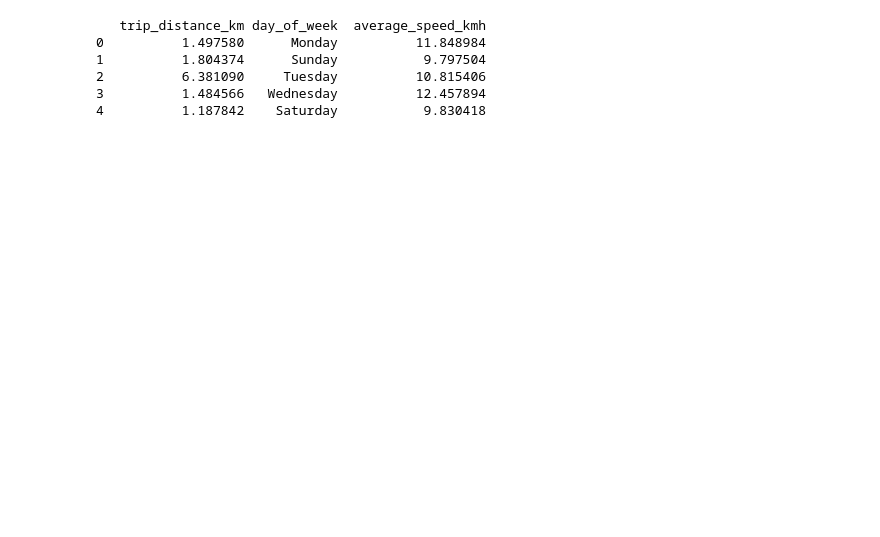
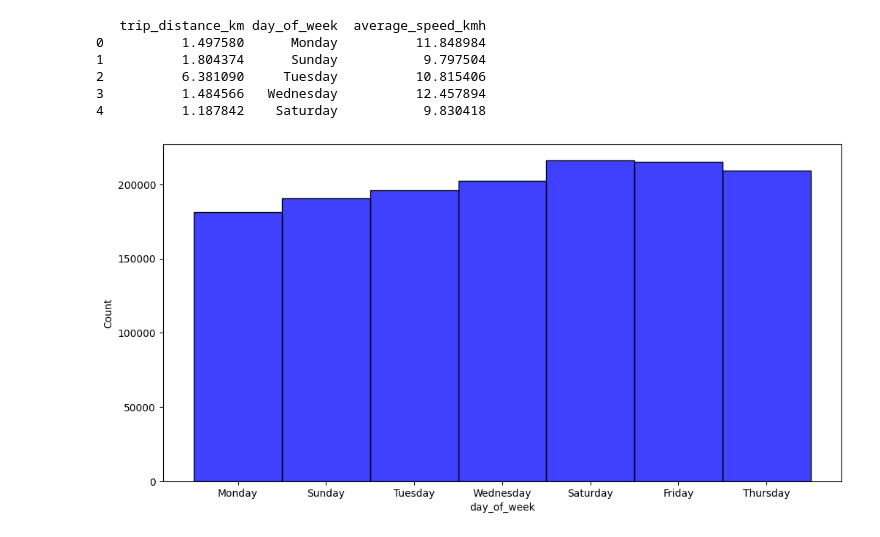
Before and after one commit to TumiJourdan/IDVE-Assignments, a Jupyter notebook: Assignment 2/Eric.ipynb, the cells around one changed output. Cells and saved outputs as stored; diff of their text form; code cells hidden in the pictures; blank space fills up the shorter version.

```diff
--- a/Assignment 2/Eric.ipynb
+++ b/Assignment 2/Eric.ipynb
@@ -53,8 +98,18 @@ print(df[['trip_distance_km', 'day_of_week', 'average_speed_kmh']].head())
 # %%
 #Question 3
 #1
 dfCopy = df.copy()
 dfCopy['day_of_week'] = df['day_of_week']
+
+# Increase the width of the graph
+plt.figure(figsize=(12, 6))  # Adjust the width (12) and height (6) as needed
+
+# Plotting the histogram
 sns.histplot(dfCopy['day_of_week'], bins=7, discrete=True, kde=False, color='blue')
+
+# Display the plot
+plt.show()
+# %% [output]
+[figure, added]
 # %%
 #2
```
Also changed, not shown: parts of 5 cells of this notebook, 2 other files.
